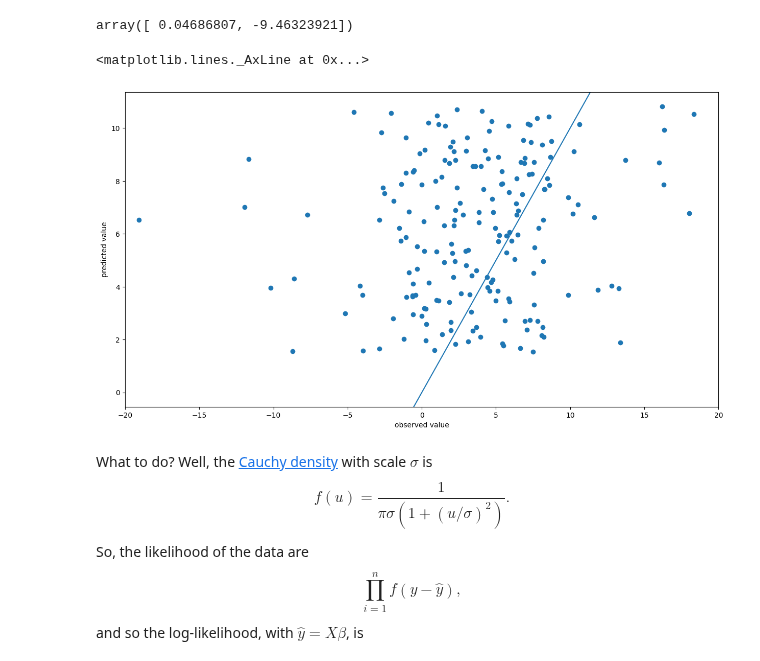
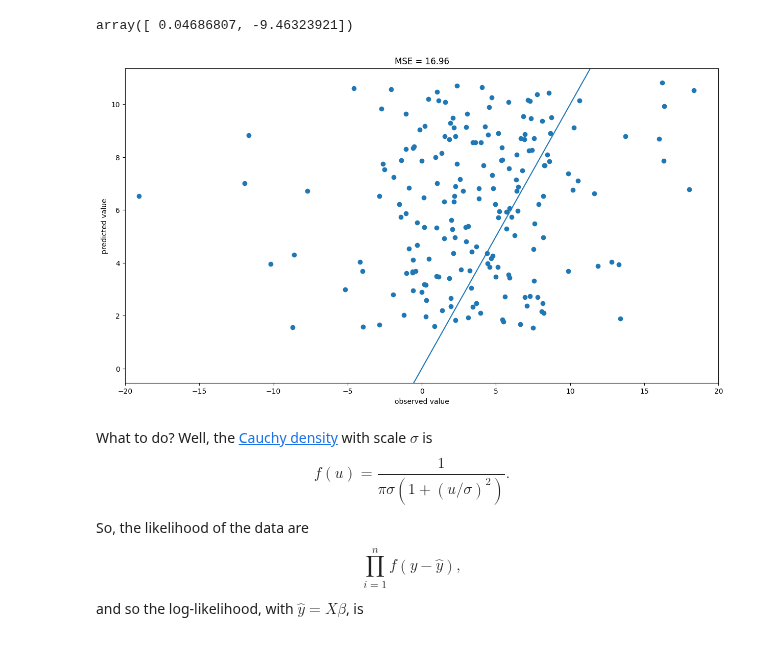
Before and after one commit to UOdsci/dsci345, a Jupyter notebook: class_material/slides/Week_07_Robust_models.ipynb, the cells around one changed output. Cells and saved outputs as stored; diff of their text form; code cells hidden in the pictures.

```diff
--- a/class_material/slides/Week_07_Robust_models.ipynb
+++ b/class_material/slides/Week_07_Robust_models.ipynb
@@ -61,15 +61,15 @@ array([ 0.04686807, -9.46323921])
 # %%
 y_hat = line_reg.predict(x)
 
 fig, ax = plt.subplots()
 ax.scatter(y, y_hat)
 ax.set_xlim(-20, 20)
 ax.set_xlabel("observed value")
 ax.set_ylabel("predicted value")
+ax.set_title(f"MSE = {np.median((y - y_hat)**2):.2f}")
 ax.axline((0,0), slope=1);
 # %% [output]
-<matplotlib.lines._AxLine at 0x...>
-[figure, old version]
+[figure, new version]
 # %% [markdown]
 What to do?
 Well, the [Cauchy density](https://en.wikipedia.org/wiki/Cauchy_distribution) with scale $\sigma$ is
```
Also changed, not shown: parts of 1 cell of this notebook, 3 other files.
